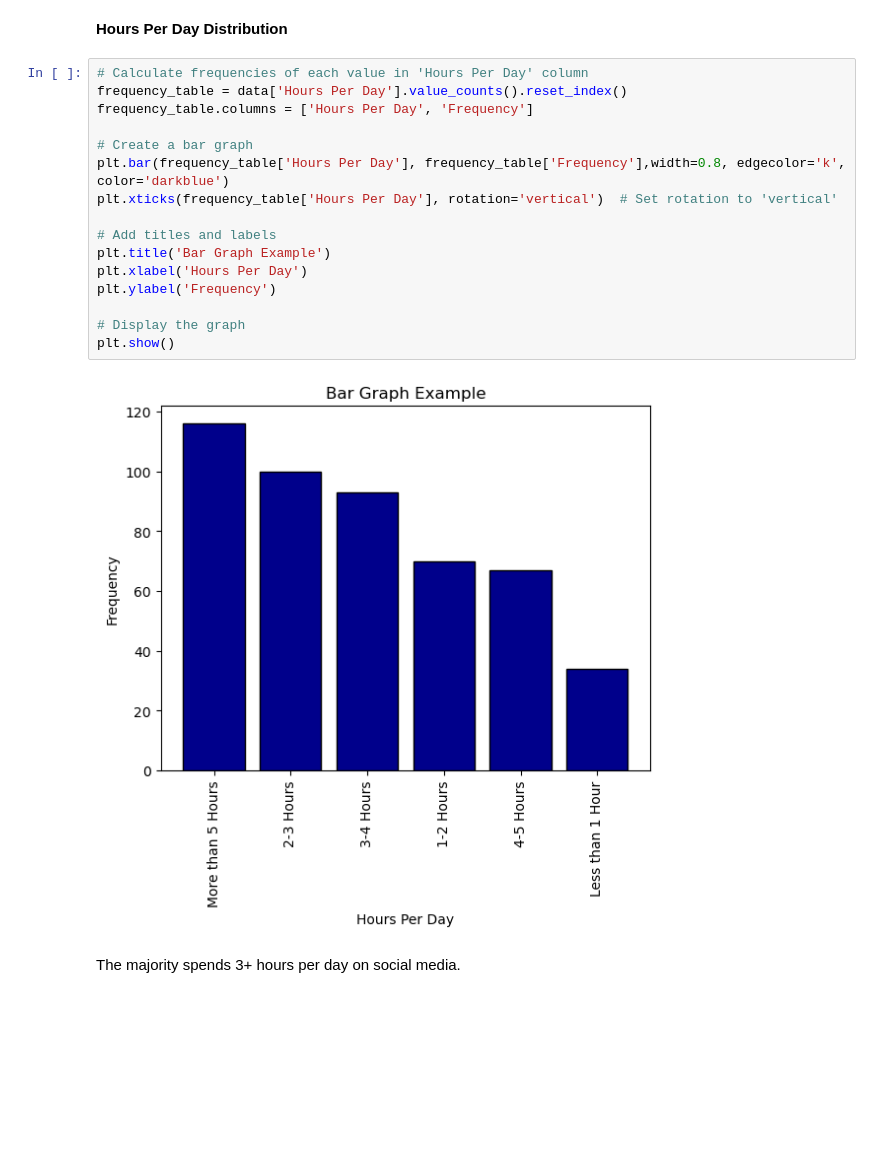
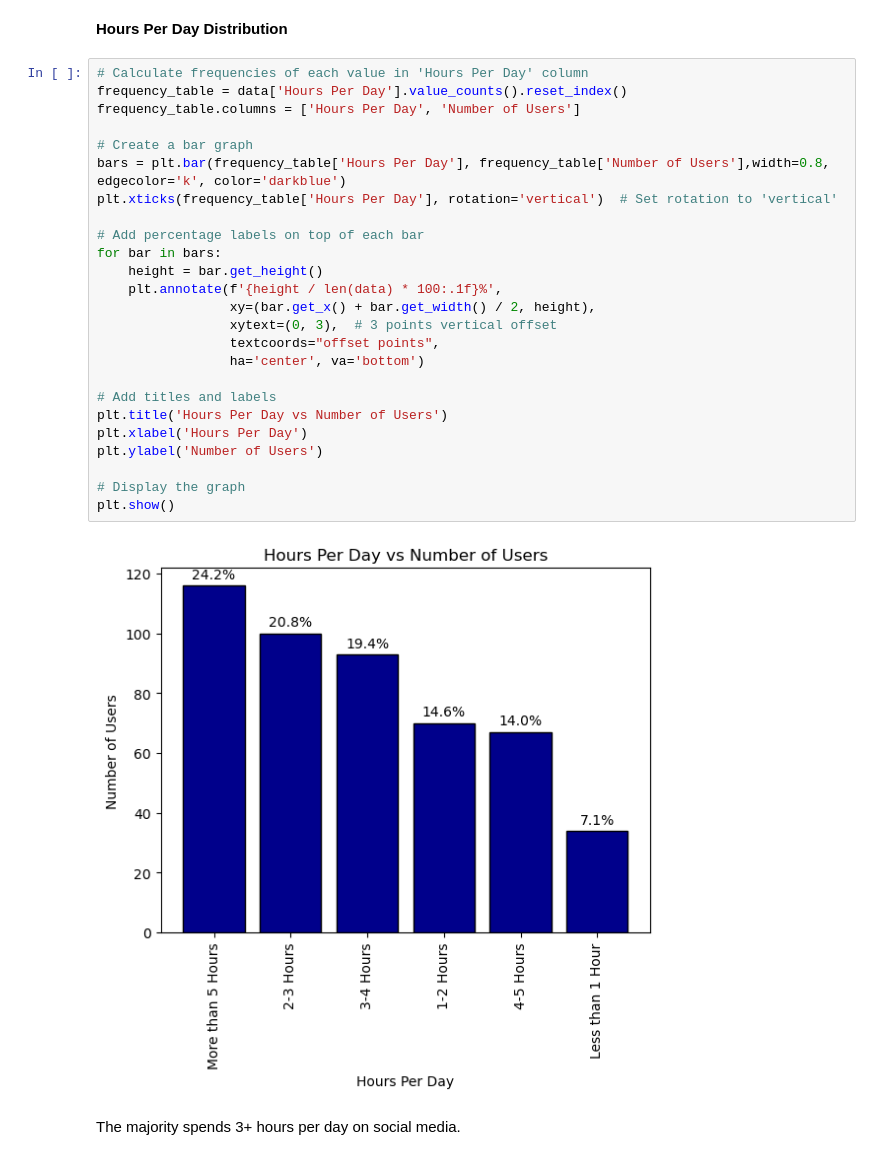
Before and after one commit to serenahinton/Social-Media-and-Mental-Health-Analysis-Project, a Jupyter notebook: social-media-analysis.ipynb, the cells around one changed output. Saved outputs shown, nothing was run; the diff lists cells and outputs as text; blank space fills up the shorter version.

```diff
--- a/social-media-analysis.ipynb
+++ b/social-media-analysis.ipynb
@@ -781,21 +781,30 @@ A majority of the people (75.4%) are age 13-25.
 # %%
 # Calculate frequencies of each value in 'Hours Per Day' column
 frequency_table = data['Hours Per Day'].value_counts().reset_index()
-frequency_table.columns = ['Hours Per Day', 'Frequency']
+frequency_table.columns = ['Hours Per Day', 'Number of Users']
 
 # Create a bar graph
-plt.bar(frequency_table['Hours Per Day'], frequency_table['Frequency'],width=0.8, edgecolor='k', color='darkblue')
+bars = plt.bar(frequency_table['Hours Per Day'], frequency_table['Number of Users'],width=0.8, edgecolor='k', color='darkblue')
 plt.xticks(frequency_table['Hours Per Day'], rotation='vertical')  # Set rotation to 'vertical'
 
+# Add percentage labels on top of each bar
+for bar in bars:
+    height = bar.get_height()
+    plt.annotate(f'{height / len(data) * 100:.1f}%',
+                 xy=(bar.get_x() + bar.get_width() / 2, height),
+                 xytext=(0, 3),  # 3 points vertical offset
+                 textcoords="offset points",
+                 ha='center', va='bottom')
+
 # Add titles and labels
-plt.title('Bar Graph Example')
+plt.title('Hours Per Day vs Number of Users')
 plt.xlabel('Hours Per Day')
-plt.ylabel('Frequency')
+plt.ylabel('Number of Users')
 
 # Display the graph
 plt.show()
 # %% [output]
-[figure, old version]
+[figure, new version]
 # %% [markdown]
 The majority spends 3+ hours per day on social media.
 # %% [markdown]
```
Also changed, not shown: parts of 3 cells of this notebook.
